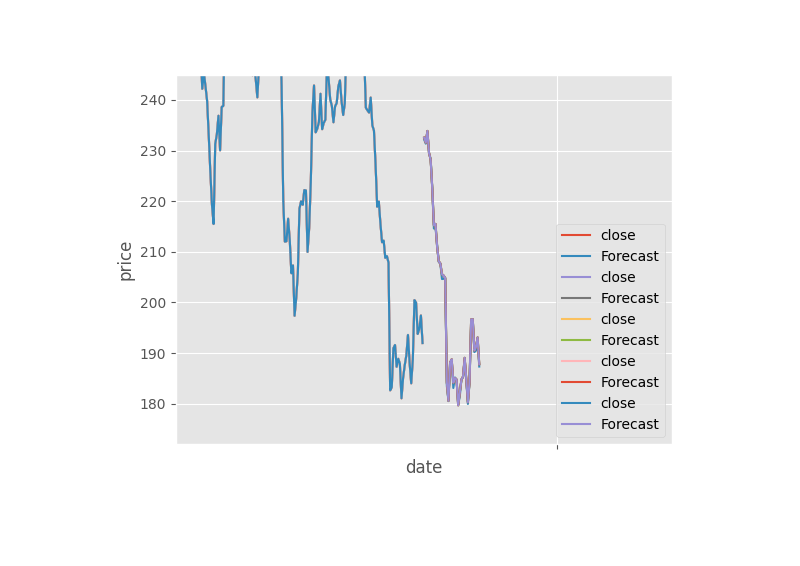
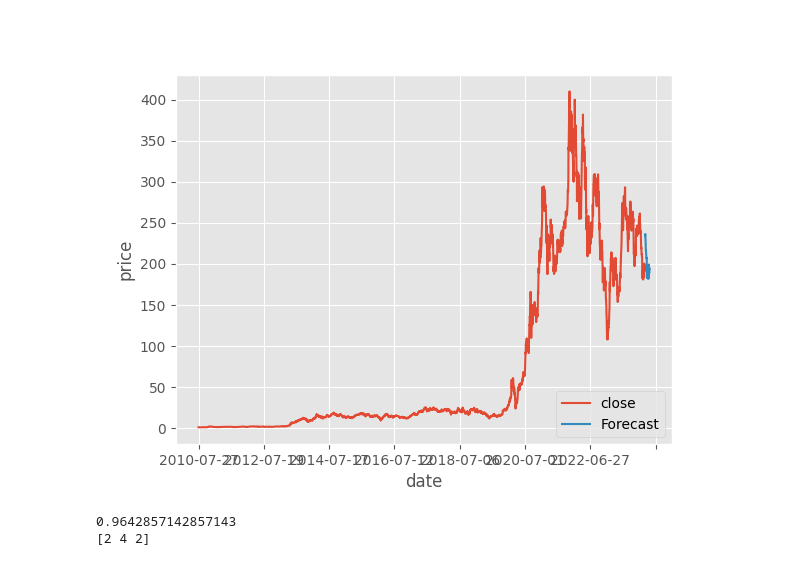
Before and after one commit to shayanshater/Predicting_stock_prices_with_ML, a Jupyter notebook: ML_tut/main.ipynb, the cells around one changed output. Cells and saved outputs as stored; diff of their text form; code cells hidden in the pictures; blank space fills up the shorter version.

Commit message:
Added a breast cancer Classifier

```diff
--- a/ML_tut/main.ipynb
+++ b/ML_tut/main.ipynb
@@ -50,10 +50,12 @@ df.dropna(inplace=True)
 X = np.array(df.drop(['label'], axis=1))
 X = preprocessing.scale(X)
 X_lately = X[-forecast_out:]
+X = X[:-forecast_out]
+
 
 
 y = np.array(df['label'])
-'''
+y = y[:len(X)]
 # Train/test split
 X_train, X_test, y_train, y_test = model_selection.train_test_split(X, y, test_size=0.2)
 clf = LinearRegression(n_jobs=-1)
@@ -61,34 +63,66 @@ clf.fit(X_train, y_train)
 
 with open('linearregression.pickle','wb') as file:
     pickle.dump(clf,file)
-'''
+
 
 
 pickle_in = open('linearregression.pickle','rb')
 clf = pickle.load(pickle_in)
 
 
 accuracy = clf.score(X_test, y_test)
 forecast_set = clf.predict(X_lately)
 
 
 # Add predictions to DataFrame
 df['Forecast'] = np.nan
 
 last_date = df.iloc[-1].name
 last_unix = pd.to_datetime(last_date).timestamp()
 one_day = 86400
 next_unix = last_unix + one_day
 
 for i in forecast_set:
     next_date = datetime.datetime.fromtimestamp(next_unix)
     next_unix += 86400
     df.loc[next_date] = [np.nan for _ in range(len(df.columns)-1)]+[i]
 df['close'].plot()
 df['Forecast'].plot()
 plt.legend(loc=4)
 plt.xlabel('date')
 plt.ylabel('price')
 plt.show()
 # %% [output]
-[figure, old version]
+[figure, new version]
+# %%
+# Breast cancer data
+
+import numpy as np
+import pandas as pd
+from sklearn import preprocessing, model_selection, neighbors
+
+df = pd.read_csv('breast-cancer-wisconsin.data')
+df.replace('?',-99999,inplace=True)
+df.drop(['id'],axis=1,inplace=True)
+
+
+X = np.array(df.drop(['class'],axis=1))
+y = np.array(df['class'])
+
+
+
+X_train, X_test, y_train, y_test = model_selection.train_test_split(X,y,test_size=0.2)
+clf = neighbors.KNeighborsClassifier()
+clf.fit(X_train, y_train)
+
+
+accuracy = clf.score(X_test,y_test)
+print(accuracy)
+
+example_measures = np.array([[4,2,1,1,1,2,3,2,1],[9,9,9,9,9,9,9,9,5],[4,2,7,1,1,1,3,2,1]])
+example_measures = example_measures.reshape(len(example_measures), -1)
+prediction = clf.predict(example_measures)
+print(prediction)
+# %% [output]
+0.9642857142857143
+[2 4 2]
```
Also changed, not shown: 1 other file.
